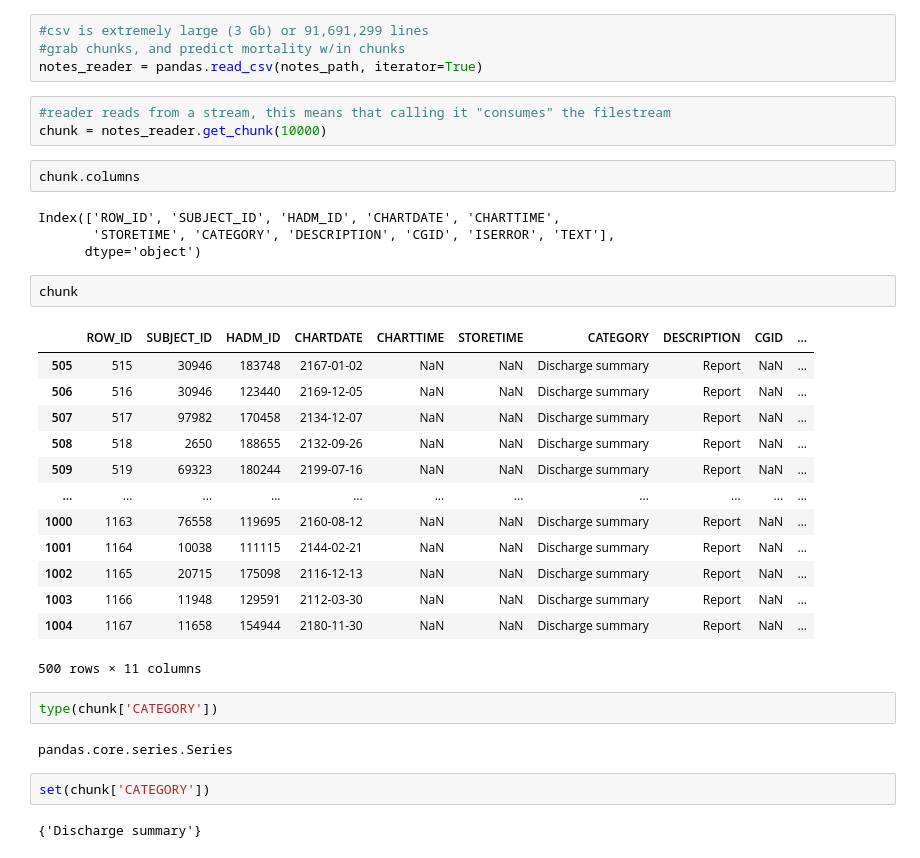
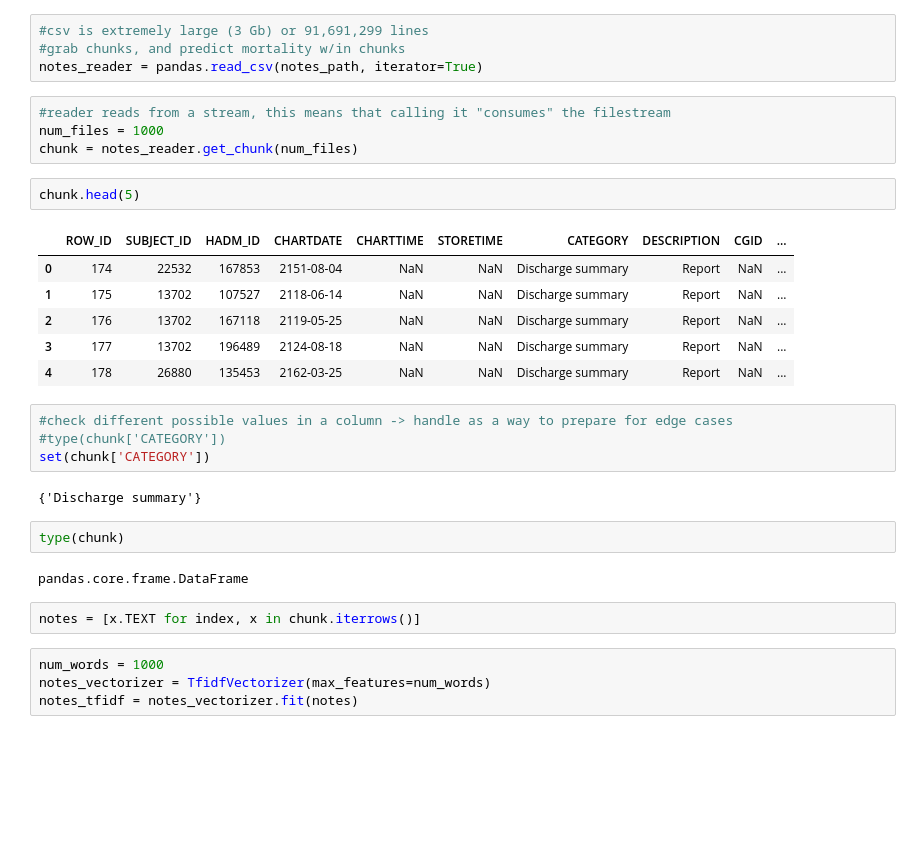
Before and after one commit to NickCheng0921/TAMU-MedResearch, a Jupyter notebook: clinical-notes.ipynb, the cells around one changed output. Cells and saved outputs as stored; diff of their text form; blank space fills up the shorter version.

Commit message:
Generate TF-IDF for clinical notes

```diff
--- a/clinical-notes.ipynb
+++ b/clinical-notes.ipynb
@@ -8,34 +9,30 @@ notes_path = "../mimic3Notes/physionet.org/files/mimiciii/1.4/NOTEEVENTS.csv"
 notes_reader = pandas.read_csv(notes_path, iterator=True)
 # %%
 #reader reads from a stream, this means that calling it "consumes" the filestream
-chunk = notes_reader.get_chunk(10000)
+num_files = 1000
+chunk = notes_reader.get_chunk(num_files)
-# %%
-chunk.columns
-# %% [output]
-Index(['ROW_ID', 'SUBJECT_ID', 'HADM_ID', 'CHARTDATE', 'CHARTTIME',
-       'STORETIME', 'CATEGORY', 'DESCRIPTION', 'CGID', 'ISERROR', 'TEXT'],
-      dtype='object')
 # %%
-chunk
+chunk.head(5)
 # %% [output]
 |  | ROW_ID | SUBJECT_ID | HADM_ID | CHARTDATE | CHARTTIME | STORETIME | CATEGORY | DESCRIPTION | CGID | ... |
-| 505 | 515 | 30946 | 183748 | 2167-01-02 | NaN | NaN | Discharge summary | Report | NaN | ... |
-| 506 | 516 | 30946 | 123440 | 2169-12-05 | NaN | NaN | Discharge summary | Report | NaN | ... |
-| 507 | 517 | 97982 | 170458 | 2134-12-07 | NaN | NaN | Discharge summary | Report | NaN | ... |
-| 508 | 518 | 2650 | 188655 | 2132-09-26 | NaN | NaN | Discharge summary | Report | NaN | ... |
-| 509 | 519 | 69323 | 180244 | 2199-07-16 | NaN | NaN | Discharge summary | Report | NaN | ... |
-| ... | ... | ... | ... | ... | ... | ... | ... | ... | ... | ... |
-| 1000 | 1163 | 76558 | 119695 | 2160-08-12 | NaN | NaN | Discharge summary | Report | NaN | ... |
-| 1001 | 1164 | 10038 | 111115 | 2144-02-21 | NaN | NaN | Discharge summary | Report | NaN | ... |
-| 1002 | 1165 | 20715 | 175098 | 2116-12-13 | NaN | NaN | Discharge summary | Report | NaN | ... |
-| 1003 | 1166 | 11948 | 129591 | 2112-03-30 | NaN | NaN | Discharge summary | Report | NaN | ... |
-| 1004 | 1167 | 11658 | 154944 | 2180-11-30 | NaN | NaN | Discharge summary | Report | NaN | ... |
+| 0 | 174 | 22532 | 167853 | 2151-08-04 | NaN | NaN | Discharge summary | Report | NaN | ... |
+| 1 | 175 | 13702 | 107527 | 2118-06-14 | NaN | NaN | Discharge summary | Report | NaN | ... |
+| 2 | 176 | 13702 | 167118 | 2119-05-25 | NaN | NaN | Discharge summary | Report | NaN | ... |
+| 3 | 177 | 13702 | 196489 | 2124-08-18 | NaN | NaN | Discharge summary | Report | NaN | ... |
+| 4 | 178 | 26880 | 135453 | 2162-03-25 | NaN | NaN | Discharge summary | Report | NaN | ... |
-500 rows × 11 columns
 # %%
-type(chunk['CATEGORY'])
+#check different possible values in a column -> handle as a way to prepare for edge cases
+#type(chunk['CATEGORY'])
+set(chunk['CATEGORY'])
 # %% [output]
-pandas.core.series.Series
+{'Discharge summary'}
+# %%
+type(chunk)
+# %% [output]
+pandas.core.frame.DataFrame
+# %%
+notes = [x.TEXT for index, x in chunk.iterrows()]
 # %%
-set(chunk['CATEGORY'])
+num_words = 1000
+notes_vectorizer = TfidfVectorizer(max_features=num_words)
+notes_tfidf = notes_vectorizer.fit(notes)
-# %% [output]
-{'Discharge summary'}
```
Also changed, not shown: parts of 2 cells of this notebook.
